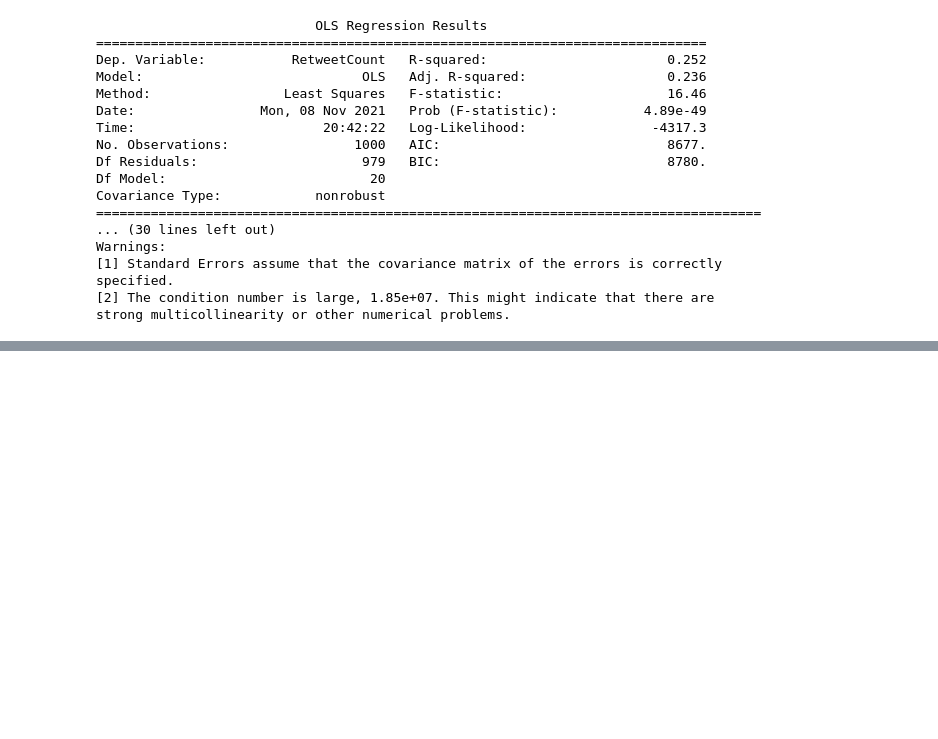
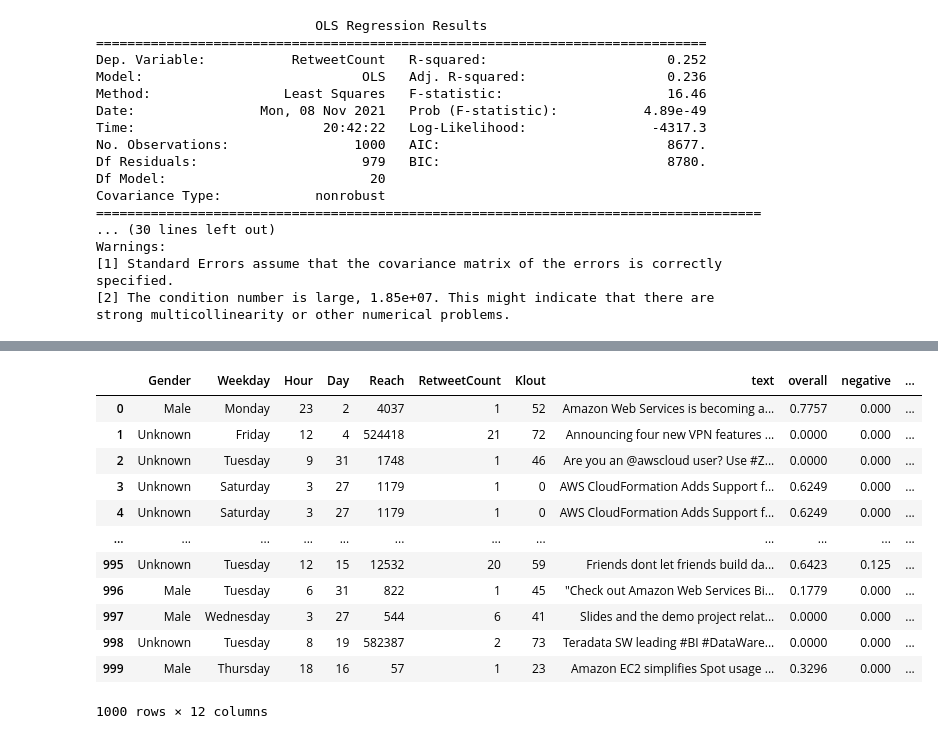
Before and after one commit to idayley/IS455, a Jupyter notebook: 3 Textbook/11 TextAnalytics.ipynb, the cells around one changed output, grey strips where cells are left out. Cells and saved outputs as stored; diff of their text form; code cells hidden in the pictures; blank space fills up the shorter version.

```diff
--- a/3 Textbook/11 TextAnalytics.ipynb
+++ b/3 Textbook/11 TextAnalytics.ipynb
@@ -602,0 +605,6 @@ strong multicollinearity or other numerical problems.
+# %%
+import pandas as pd
+
+df = pd.read_csv('https://ishelp.info/data/tweets_aws.csv')
+df.drop(columns=['Sentiment'], inplace=True)
+df
@@ -602,0 +625,7 @@ strong multicollinearity or other numerical problems.
+# %%
+import nltk
+from nltk.sentiment import SentimentIntensityAnalyzer
+
+nltk.download('vader_lexicon')
+sia = SentimentIntensityAnalyzer()
+sia.polarity_scores('This is a really great tweet')
@@ -602,0 +637,28 @@ strong multicollinearity or other numerical problems.
+# %%
+df['overall'] = 0.0
+df['negative'] = 0.0
+df['neutral'] = 0.0
+df['positive'] = 0.0
+
+for row in df.itertuples():
+    sentiment = sia.polarity_scores(row.text)
+    df.at[row.Index, 'overall'] = sentiment['compound']
+    df.at[row.Index, 'negative'] = sentiment['neg']
+    df.at[row.Index, 'neutral'] = sentiment['neu']
+    df.at[row.Index, 'positive'] = sentiment['pos']
+
+df
+# %% [output]
+|  | Gender | Weekday | Hour | Day | Reach | RetweetCount | Klout | text | overall | negative | ... |
+| 0 | Male | Monday | 23 | 2 | 4037 | 1 | 52 | Amazon Web Services is becoming a... | 0.7757 | 0.000 | ... |
+| 1 | Unknown | Friday | 12 | 4 | 524418 | 21 | 72 | Announcing four new VPN features ... | 0.0000 | 0.000 | ... |
+| 2 | Unknown | Tuesday | 9 | 31 | 1748 | 1 | 46 | Are you an @awscloud user? Use #Z... | 0.0000 | 0.000 | ... |
+| 3 | Unknown | Saturday | 3 | 27 | 1179 | 1 | 0 | AWS CloudFormation Adds Support f... | 0.6249 | 0.000 | ... |
+| 4 | Unknown | Saturday | 3 | 27 | 1179 | 1 | 0 | AWS CloudFormation Adds Support f... | 0.6249 | 0.000 | ... |
+| ... | ... | ... | ... | ... | ... | ... | ... | ... | ... | ... | ... |
+| 995 | Unknown | Tuesday | 12 | 15 | 12532 | 20 | 59 | Friends dont let friends build da... | 0.6423 | 0.125 | ... |
+| 996 | Male | Tuesday | 6 | 31 | 822 | 1 | 45 | "Check out Amazon Web Services Bi... | 0.1779 | 0.000 | ... |
+| 997 | Male | Wednesday | 3 | 27 | 544 | 6 | 41 | Slides and the demo project relat... | 0.0000 | 0.000 | ... |
+| 998 | Unknown | Tuesday | 8 | 19 | 582387 | 2 | 73 | Teradata SW leading #BI #DataWare... | 0.0000 | 0.000 | ... |
+| 999 | Male | Thursday | 18 | 16 | 57 | 1 | 23 | Amazon EC2 simplifies Spot usage ... | 0.3296 | 0.000 | ... |
+1000 rows × 12 columns
```
Also changed, not shown: parts of 6 cells of this notebook, 1 other file.
